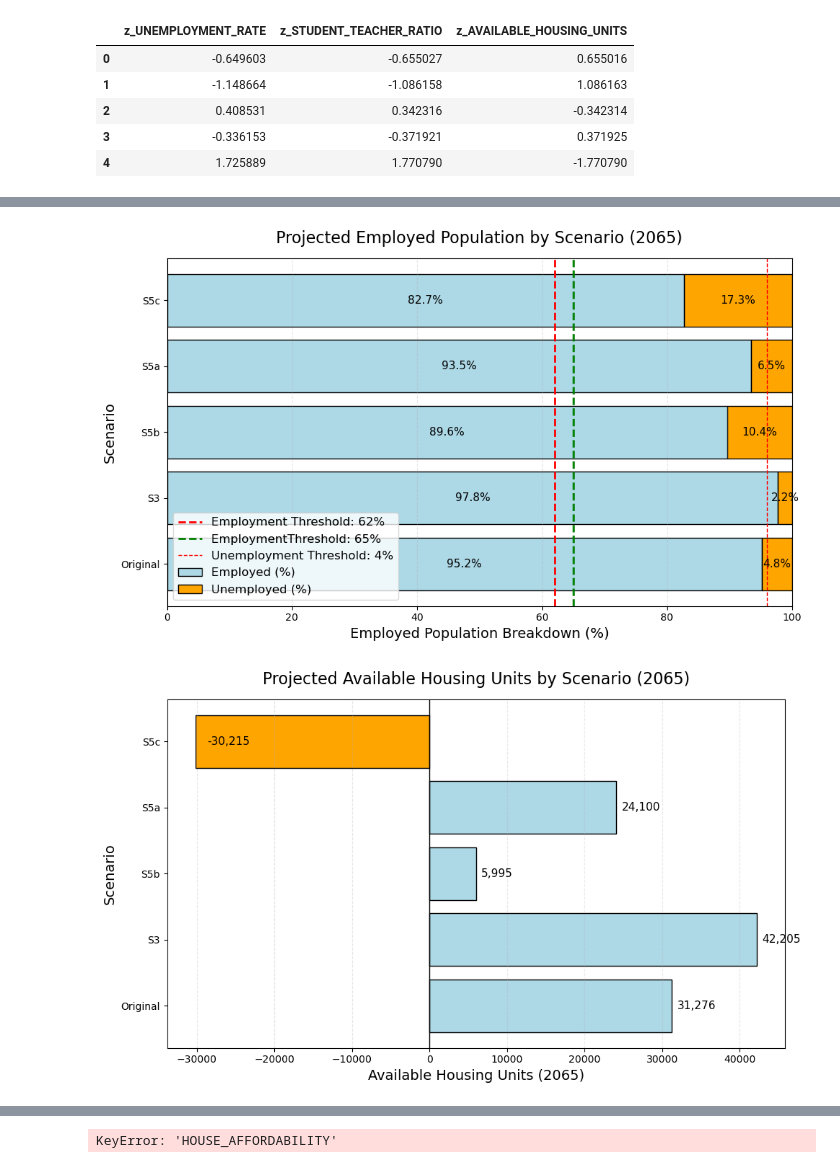
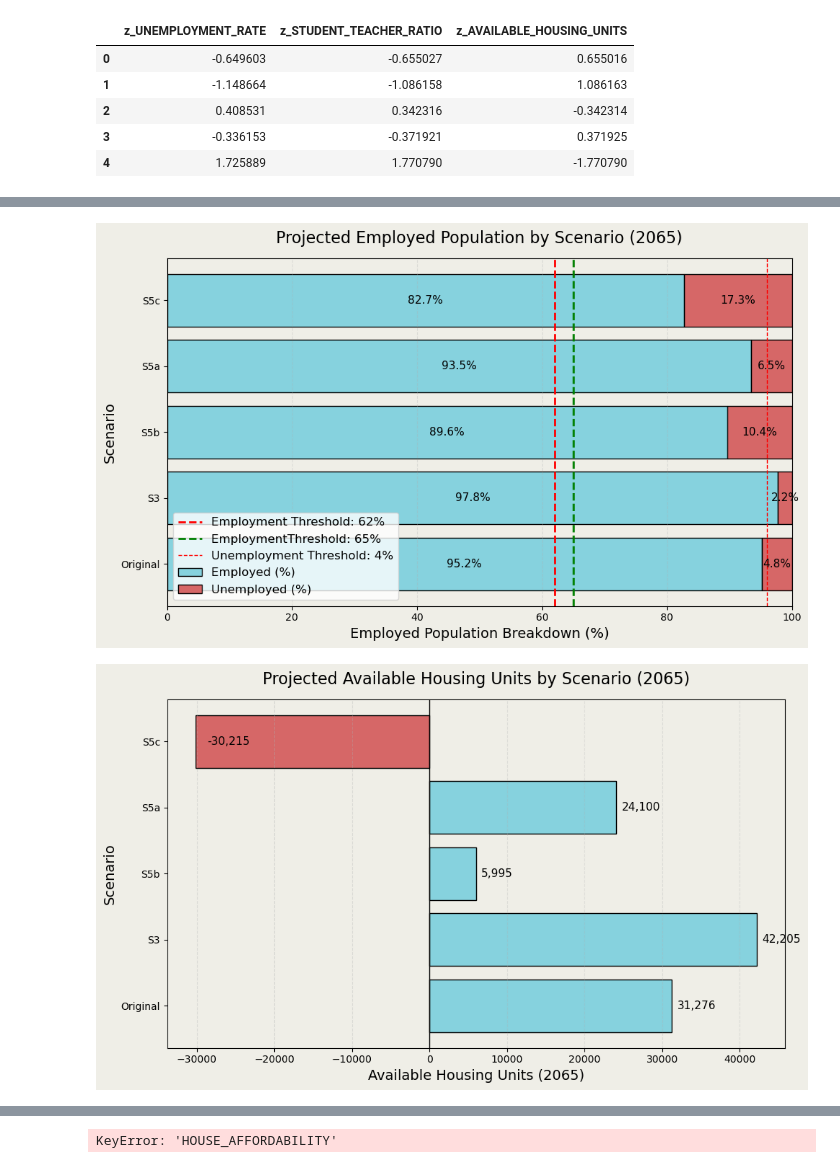
Before and after one commit to Vinayak-2926/climate-migration-dashboard, a Jupyter notebook: preprocessing/analysis/project.ipynb, the cells around one changed output, grey strips where cells are left out. Saved outputs shown, nothing was run; the diff lists cells and outputs as text; code cells hidden in the pictures.

```diff
--- a/preprocessing/analysis/project.ipynb
+++ b/preprocessing/analysis/project.ipynb
@@ -217,5 +219,5 @@ erie_2065_combined
 # %%
-erie_2065_combined["STUDENT_TEACHER_RATIO"] = erie_2065_combined["PUBLIC_SCHOOL_STUDENTS"] / 9113
+erie_2065_combined["STUDENT_TEACHER_RATIO"] = erie_2065_combined["PUBLIC_SCHOOL_STUDENTS"] / 11435
 erie_2065_combined["AVAILABLE_HOUSING_UNITS"] = 439987 - erie_2065_combined["OCCUPIED_HOUSING_UNITS"]
 erie_2065_combined["TOTAL_EMPLOYED_PERCENTAGE"] = (464994 / erie_2065_combined["TOTAL_LABOR_FORCE"]) * 100
 erie_2065_combined["UNEMPLOYMENT_RATE"] = 100 - erie_2065_combined["TOTAL_EMPLOYED_PERCENTAGE"]
@@ -269,13 +272,33 @@ df_scaled["Index_Housing"] = (
 
 df_scaled["Index_Education"] = (
     (-df_scaled["z_UNEMPLOYMENT_RATE"]) * 0.2 +
-    (-df_scaled["z_STUDENT_TEACHER_RATIO"]) * 0.6 +
-    df_scaled["z_AVAILABLE_HOUSING_UNITS"] * 0.2
+    (-df_scaled["z_STUDENT_TEACHER_RATIO"]) * 0.2 +
+    df_scaled["z_AVAILABLE_HOUSING_UNITS"] * 0.6
 )
 # %%
 
 results_df = df_scaled[['Scenario', 'Index_Balanced', 'Index_Employment', 'Index_Housing', 'Index_Education']]
 output_path = PROJECTED_DATA / "new_socioeconomic_indices.csv"
 results_df.to_csv(output_path, index=False)
+# %%
+# Define scenario mapping with numbers to ensure correct sorting
+scenario_mapping = {
+    "S3": "1 Climate Impact 0%",
+    "S5a": "2 Climate Impact 50%",
+    "S5b": "3 Climate Impact 100%",
+    "S5c": "4 Climate Impact 200%"
+}
+
+# Create a copy of the original dataframe
+results_df = df_scaled[['Scenario', 'Index_Balanced', 'Index_Employment', 'Index_Housing', 'Index_Education']].copy()
+
+# Filter and set index
+df_index_2023 = results_df[results_df["Scenario"] == "Original"].copy()
+results_df = results_df[results_df["Scenario"] != "Original"].copy()
+
+# Apply mapping and sort
+results_df.loc[:, "Scenario"] = results_df["Scenario"].map(scenario_mapping)
+results_df.set_index("Scenario", inplace=True)
+results_df.sort_index(inplace=True)
 # %%
 # Define custom colors
@@ -306,8 +354,8 @@ plt.show()
 # %%
 
 # Define colors
-employed_color = '#ADD8E6'    # Light Blue
-unemployed_color = '#FFA500'  # Orange
+employed_color = '#86D2DE'
+unemployed_color = '#D66767'
 black_rgb = '#000000'
 
 # Extract data
@@ -316,40 +364,42 @@ employed = erie_2065_combined["TOTAL_EMPLOYED_PERCENTAGE"]
 unemployed = erie_2065_combined["UNEMPLOYMENT_RATE"]
 
 # Plot
-fig, ax = plt.subplots(figsize=(10, 6), facecolor='white')
+fig, ax = plt.subplots(figsize=(10, 6), facecolor='#efeee7')
 
 # Horizontal stacked bars
 bars1 = ax.barh(regions, employed, color=employed_color, edgecolor=black_rgb, label='Employed (%)')
 bars2 = ax.barh(regions, unemployed, left=employed, color=unemployed_color, edgecolor=black_rgb, label='Unemployed (%)')
 
 # Add values to bars
 for i in range(len(regions)):
     ax.text(employed[i] / 2, i, f'{employed[i]:.1f}%', va='center', ha='center', color='black', fontsize=11)
     ax.text(employed[i] + unemployed[i] / 2, i, f'{unemployed[i]:.1f}%', va='center', ha='center', color='black', fontsize=11)
 
 # Add threshold lines
 ax.axvline(62, color='red', linestyle='--', linewidth=2, label='Employment Threshold: 62%')
 ax.axvline(65, color='green', linestyle='--', linewidth=2, label='EmploymentThreshold: 65%')
 ax.axvline(96, color='red', linestyle='--', linewidth=1, label='Unemployment Threshold: 4%')
 
+ax.set_facecolor('#efeee7')
+
 # Aesthetics
 ax.set_xlabel('Employed Population Breakdown (%)', fontsize=14, color=black_rgb)
 ax.set_ylabel('Scenario', fontsize=14, color=black_rgb)
 ax.set_title('Projected Employed Population by Scenario (2065)', fontsize=16, color=black_rgb, pad=15)
 ax.set_xlim(0, 100)
 ax.tick_params(axis='both', colors=black_rgb)
 ax.grid(axis='x', linestyle='--', alpha=0.3)
 ax.legend(loc='lower left', fontsize=12)
 
 plt.tight_layout()
 plt.show()
 # %% [output]
-[figure, old version]
+[figure, new version]
 # %%
 # Define CMYK-style hex colors
-blue_rgb = '#ADD8E6'
+blue_rgb = '#86D2DE'
 orange_rgb = '#FFA500'
-red_rgb = '#FF001A'
+red_rgb = '#D66767'
 black_rgb = '#000000'
 
 # Extract data
@@ -357,10 +407,10 @@ regions = erie_2065_combined["Scenario"].tolist()
 erie_2065_combined_housing_units = erie_2065_combined["AVAILABLE_HOUSING_UNITS"]
 
 # Assign colors based on sign
-colors = [blue_rgb if val >= 0 else orange_rgb for val in erie_2065_combined_housing_units]
+colors = [blue_rgb if val >= 0 else red_rgb for val in erie_2065_combined_housing_units]
 
 # Plot
-fig, ax = plt.subplots(figsize=(10, 6), facecolor='white')
+fig, ax = plt.subplots(figsize=(10, 6), facecolor='#efeee7')
 bars = ax.barh(regions, erie_2065_combined_housing_units, color=colors, edgecolor=black_rgb)
 
 # Add value labels to bars
@@ -372,6 +422,8 @@ for bar in bars:
             f'{width:,.0f}', va='center', ha=align,
             color='black', fontsize=11)
 
+ax.set_facecolor('#efeee7')
+
 # Aesthetics
 ax.set_xlabel('Available Housing Units (2065)', fontsize=14, color=black_rgb)
 ax.set_ylabel('Scenario', fontsize=14, color=black_rgb)
@@ -383,6 +435,6 @@ ax.grid(axis='x', linestyle='--', alpha=0.3)
 plt.tight_layout()
 plt.show()
 # %% [output]
-[figure, old version]
+[figure, new version]
 # %%
 # Define colors
```
Also changed, not shown: parts of 5 cells of this notebook.
